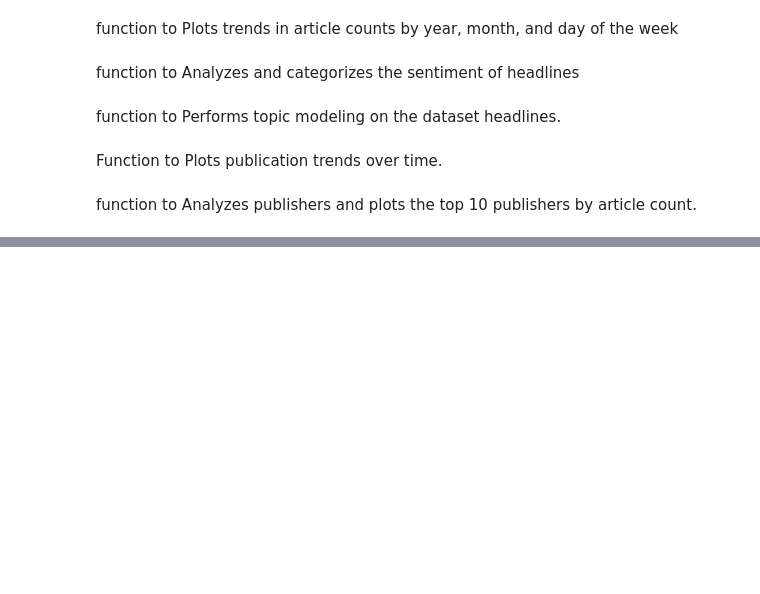
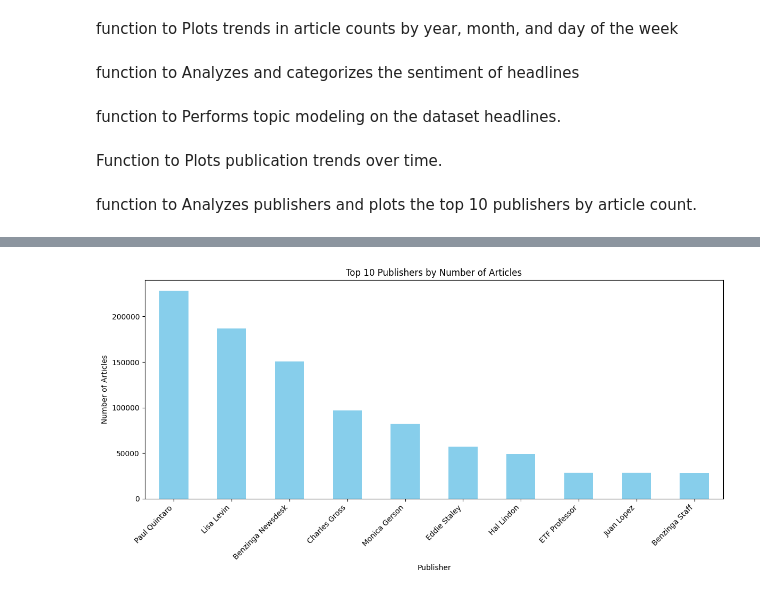
Before and after one commit to nahdes/fincialdata, a Jupyter notebook: notebooks/sentment.ipynb, the cells around one changed output, grey strips where cells are left out. Drawn from its saved outputs; the diff is of its cells as text; code cells hidden in the pictures; blank space fills up the shorter version.

```diff
--- a/notebooks/sentment.ipynb
+++ b/notebooks/sentment.ipynb
@@ -122,0 +204,4 @@ def analyze_publishers(df):
+# %%
+analyze_publishers(df)
+# %% [output]
+[figure, added]
```
Also changed, not shown: parts of 19 cells of this notebook.
